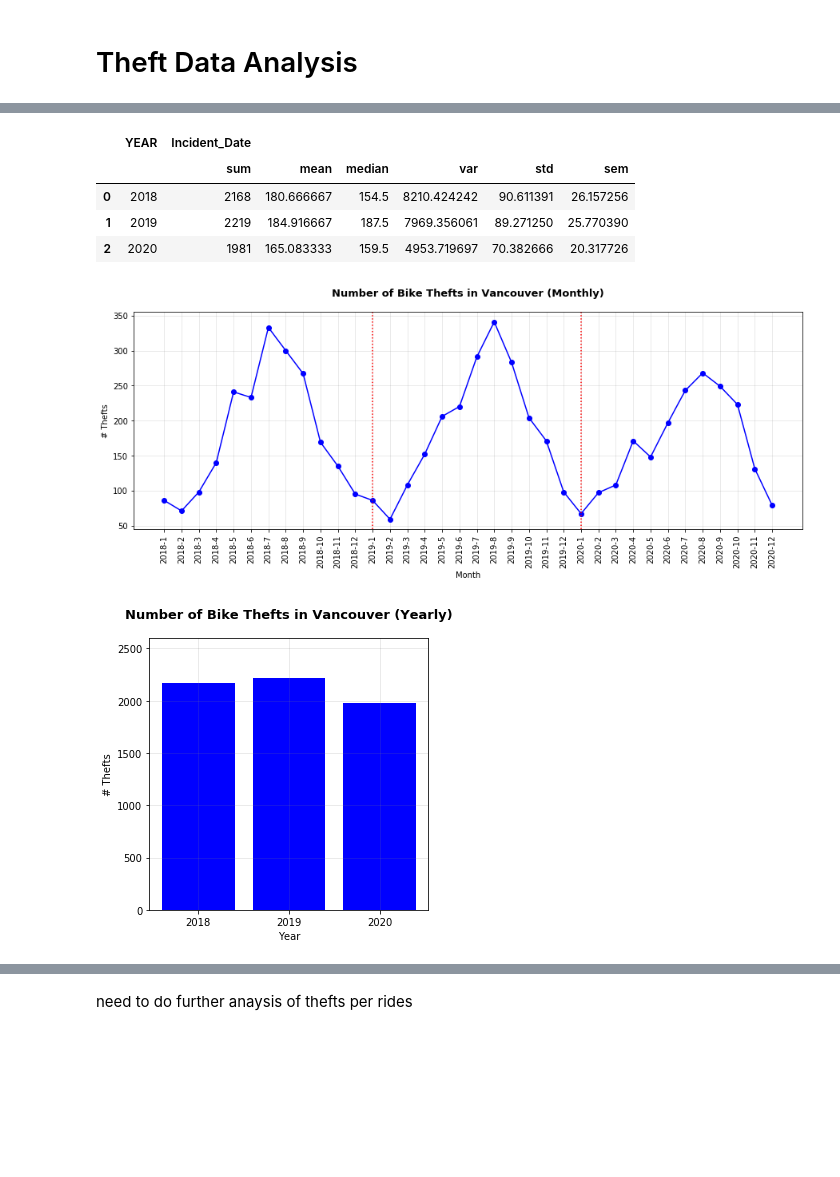
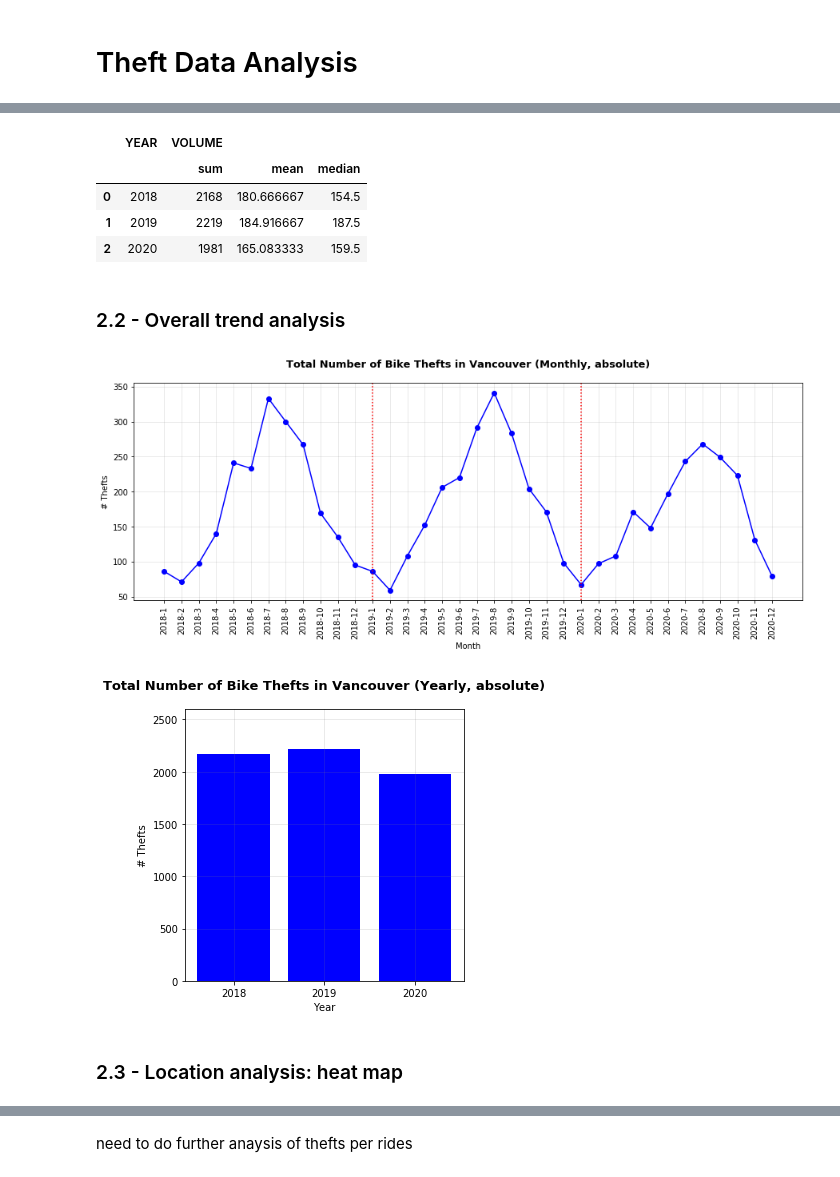
Before and after one commit to itspria/Bike-Theft-Analysis, a Jupyter notebook: code/theft_analysis.ipynb, the cells around one changed output, grey strips where cells are left out. Drawn from its saved outputs; the diff is of its cells as text; code cells hidden in the pictures; blank space fills up the shorter version.

```diff
--- a/code/theft_analysis.ipynb
+++ b/code/theft_analysis.ipynb
@@ -13,4 +18,7 @@ v_theft_url = "../data_sets/v_theft_clean.csv"
 # Read Ottawa and Vancouver file and store into Pandas data frame
 o_theft_df = pd.read_csv(o_theft_url)
 v_theft_df = pd.read_csv(v_theft_url)
-#o_theft_df
+o_theft_df["VOLUME"]= 1
+v_theft_df["VOLUME"]= 1
+
+o_theft_df
@@ -122,39 +337,46 @@ v_theft_group
 # %%
-v_theft_stat = v_theft_group.groupby(['YEAR']).agg({"Incident_Date": ['sum','mean','median','var','std','sem']})
+#Adding some statistics
+v_theft_stat = v_theft_group.groupby(['YEAR']).agg({"VOLUME": ['sum','mean','median']})
 v_theft_stat.reset_index(inplace=True)
 v_theft_stat
 # %% [output]
-|  | YEAR | Incident_Date |  |  |  |  |  |
-|  |  | sum | mean | median | var | std | sem |
-| 0 | 2018 | 2168 | 180.666667 | 154.5 | 8210.424242 | 90.611391 | 26.157256 |
-| 1 | 2019 | 2219 | 184.916667 | 187.5 | 7969.356061 | 89.271250 | 25.770390 |
-| 2 | 2020 | 1981 | 165.083333 | 159.5 | 4953.719697 | 70.382666 | 20.317726 |
+|  | YEAR | VOLUME |  |  |
+|  |  | sum | mean | median |
+| 0 | 2018 | 2168 | 180.666667 | 154.5 |
+| 1 | 2019 | 2219 | 184.916667 | 187.5 |
+| 2 | 2020 | 1981 | 165.083333 | 159.5 |
+# %% [markdown]
+### 2.2 - Overall trend analysis
 # %%
 #ploting data series for Vancouver bike thefts
 plt.figure(figsize = (15,5))
-plt.plot(v_theft_group["Marker"], v_theft_group["Incident_Date"],color = "b", marker = "o")
+plt.plot(v_theft_group["Marker"], v_theft_group["VOLUME"],color = "b", marker = "o")
 
-plt.title(f"Number of Bike Thefts in Vancouver (Monthly)", fontsize = 13, fontweight = 'bold',y=1.05)
+plt.title(f"Total Number of Bike Thefts in Vancouver (Monthly, absolute)", fontsize = 13, fontweight = 'bold',y=1.05)
 plt.xlabel("Month")
 plt.xticks(rotation = 90)
 plt.ylabel("# Thefts")
 plt.grid(b=None, which='major', axis='both', color = "grey", alpha = 0.20)
 plt.axvline(12, color = "red", linestyle = "dotted")
 plt.axvline(24, color = "red", linestyle = "dotted")
+plt.savefig("../analysis/vancouv_bike_thefts_month.png")
 plt.show()
 # %% [output]
-[figure, old version]
+[figure, new version]
 # %%
 #ploting data series for Vancouver bike thefts (yearly)
 plt.figure(figsize = (5,5))
-plt.bar(v_theft_stat["YEAR"], v_theft_stat["Incident_Date"]["sum"],color = "b")
+plt.bar(v_theft_stat["YEAR"], v_theft_stat["VOLUME"]["sum"],color = "b")
 
-plt.title(f"Number of Bike Thefts in Vancouver (Yearly)", fontsize = 13, fontweight = 'bold',y=1.05)
+plt.title(f"Total Number of Bike Thefts in Vancouver (Yearly, absolute)", fontsize = 13, fontweight = 'bold',y=1.05)
 plt.xlabel("Year")
 plt.xticks(rotation = 0)
 plt.ylabel("# Thefts")
 plt.grid(b=None, which='major', axis='both', color = "grey", alpha = 0.20)
 plt.ylim(0,2600)
+plt.savefig("../analysis/vancouv_bike_thefts_year.png")
 plt.show()
 # %% [output]
-[figure, old version]
+[figure, new version]
+# %% [markdown]
+### 2.3 - Location analysis: heat map
```
Also changed, not shown: parts of 45 cells of this notebook, 18 other files.
